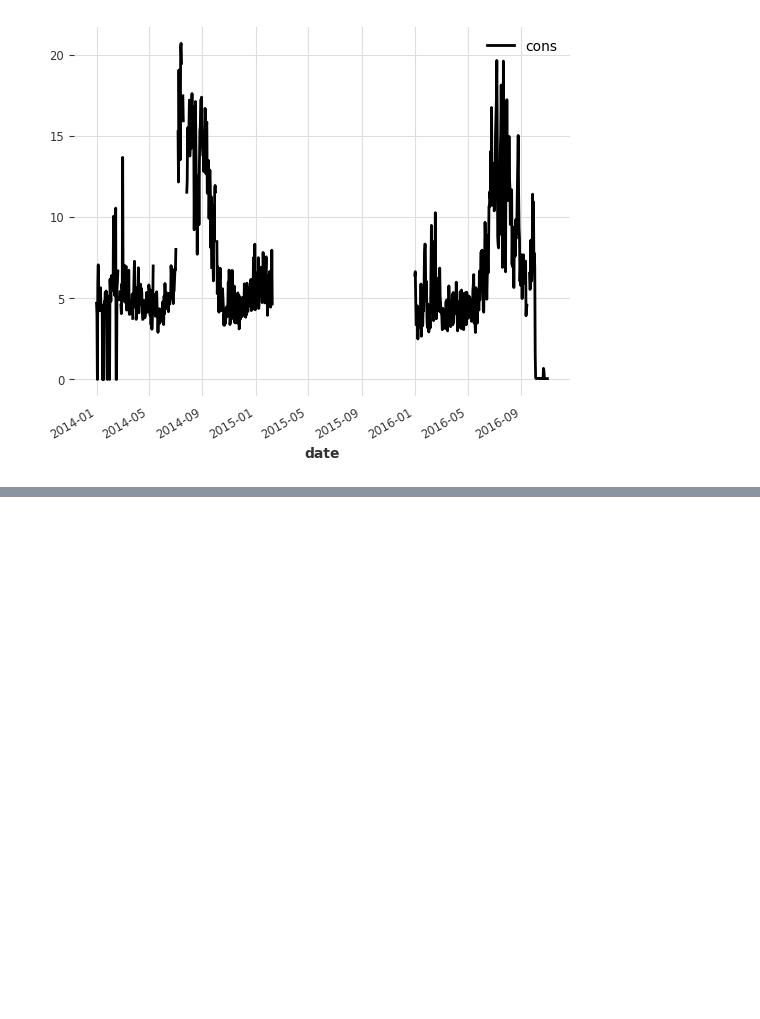
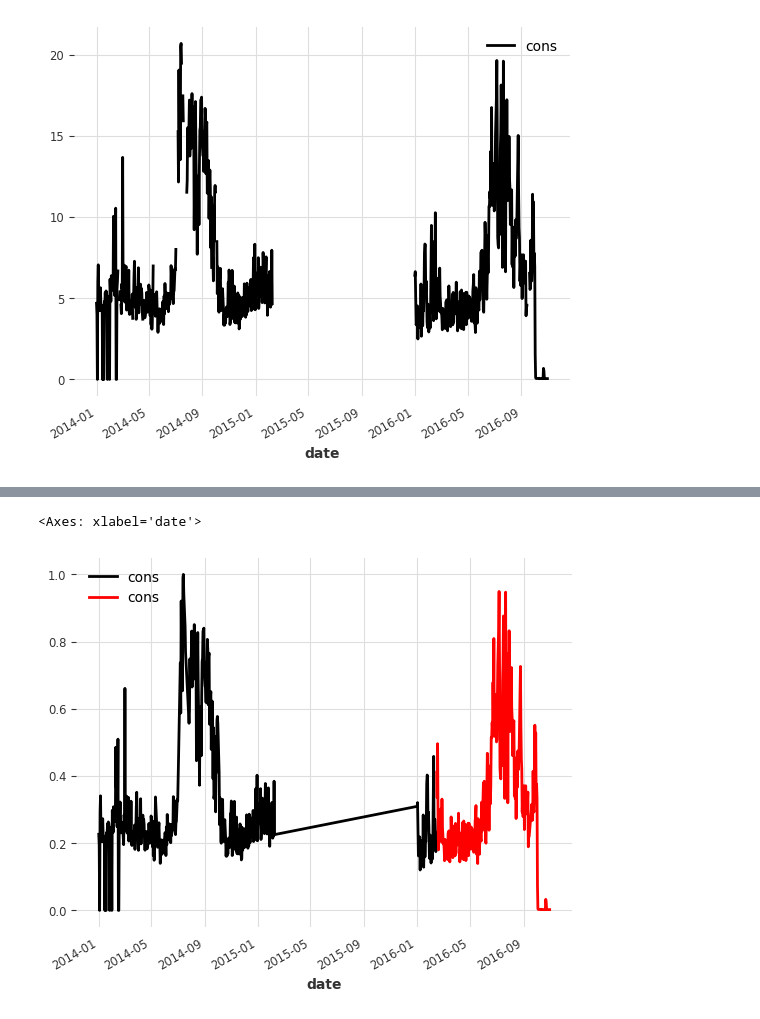
Before and after one commit to izorin/ntl, a Jupyter notebook: ntl/notebooks/darts_test.ipynb, the cells around one changed output, grey strips where cells are left out. Saved outputs shown, nothing was run; the diff lists cells and outputs as text; code cells hidden in the pictures; blank space fills up the shorter version.

```diff
--- a/ntl/notebooks/darts_test.ipynb
+++ b/ntl/notebooks/darts_test.ipynb
@@ -88,0 +74,8 @@ array([[0.66      ],
+# %%
+train, test = norm_ts_filled[idx].split_before(0.75)
+# %%
+train.plot()
+test.plot(color='red')
+# %% [output]
+<Axes: xlabel='date'>
+[figure, added]
```
Also changed, not shown: parts of 25 cells of this notebook, 9 other files.
